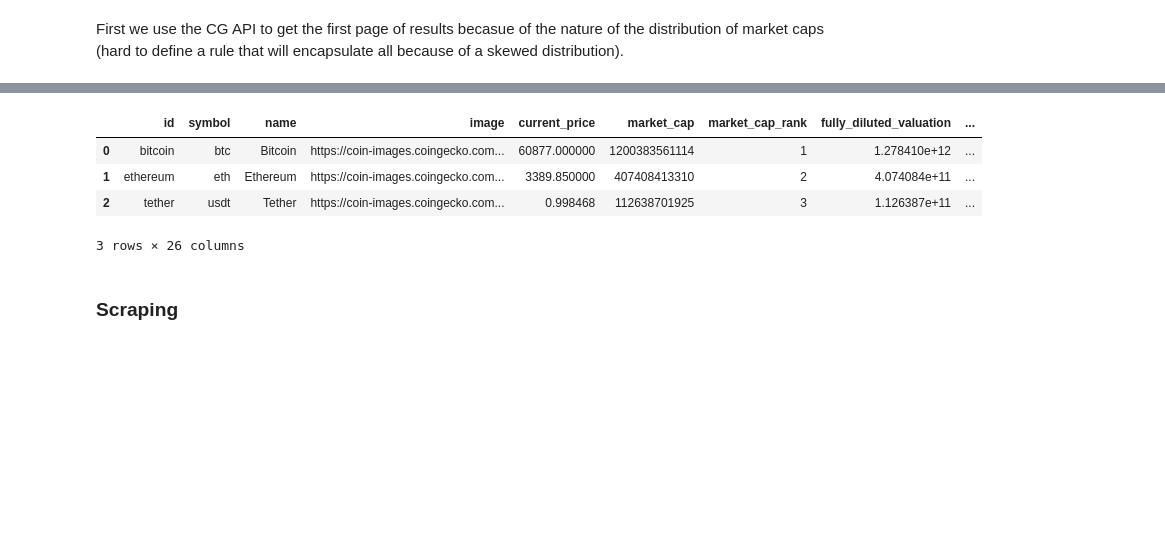
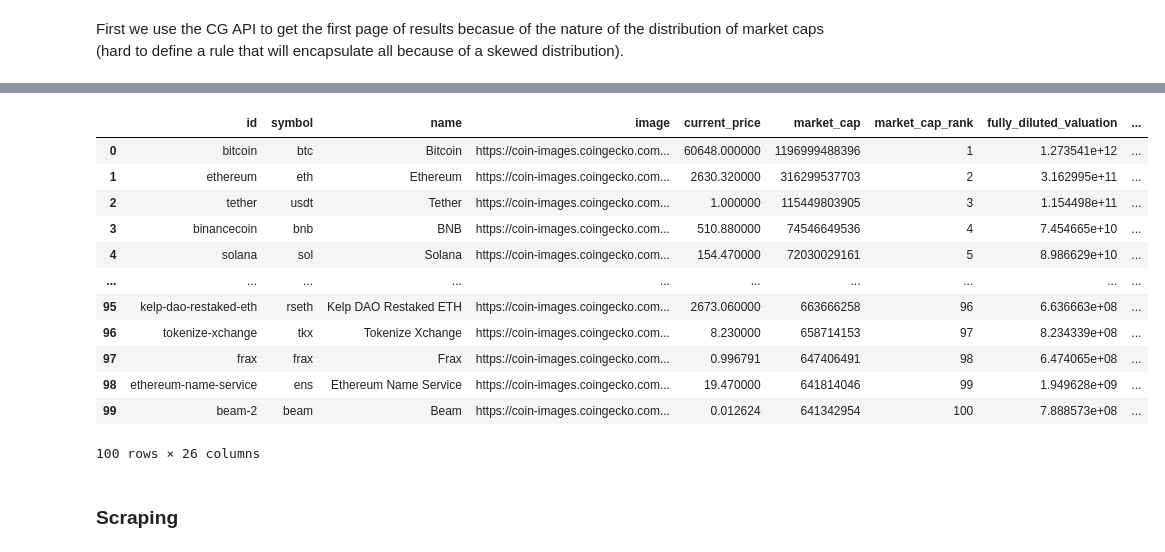
Before and after one commit to Haydn-Martin/crypto-virality-e2e-model, a Jupyter notebook: data/data_gen/research/data_gen_experiment.ipynb, the cells around one changed output, grey strips where cells are left out. Cells and saved outputs as stored; diff of their text form; code cells hidden in the pictures; blank space fills up the shorter version.

```diff
--- a/data/raw_data_gen/data_gen.ipynb
+++ b/data/data_gen/research/data_gen_experiment.ipynb
@@ -43,13 +43,21 @@ cg.get_coins_markets(vs_currency="usd")
 # Make a dataframe with all available coins
 api_df = pd.DataFrame(cg.get_coins_markets(vs_currency="usd"))
 # %%
-api_df.head(3)
+api_df
 # %% [output]
 |  | id | symbol | name | image | current_price | market_cap | market_cap_rank | fully_diluted_valuation | ... |
-| 0 | bitcoin | btc | Bitcoin | https://coin-images.coingecko.com... | 60877.000000 | 1200383561114 | 1 | 1.278410e+12 | ... |
-| 1 | ethereum | eth | Ethereum | https://coin-images.coingecko.com... | 3389.850000 | 407408413310 | 2 | 4.074084e+11 | ... |
-| 2 | tether | usdt | Tether | https://coin-images.coingecko.com... | 0.998468 | 112638701925 | 3 | 1.126387e+11 | ... |
+| 0 | bitcoin | btc | Bitcoin | https://coin-images.coingecko.com... | 60648.000000 | 1196999488396 | 1 | 1.273541e+12 | ... |
+| 1 | ethereum | eth | Ethereum | https://coin-images.coingecko.com... | 2630.320000 | 316299537703 | 2 | 3.162995e+11 | ... |
+| 2 | tether | usdt | Tether | https://coin-images.coingecko.com... | 1.000000 | 115449803905 | 3 | 1.154498e+11 | ... |
+| 3 | binancecoin | bnb | BNB | https://coin-images.coingecko.com... | 510.880000 | 74546649536 | 4 | 7.454665e+10 | ... |
+| 4 | solana | sol | Solana | https://coin-images.coingecko.com... | 154.470000 | 72030029161 | 5 | 8.986629e+10 | ... |
+| ... | ... | ... | ... | ... | ... | ... | ... | ... | ... |
+| 95 | kelp-dao-restaked-eth | rseth | Kelp DAO Restaked ETH | https://coin-images.coingecko.com... | 2673.060000 | 663666258 | 96 | 6.636663e+08 | ... |
+| 96 | tokenize-xchange | tkx | Tokenize Xchange | https://coin-images.coingecko.com... | 8.230000 | 658714153 | 97 | 8.234339e+08 | ... |
+| 97 | frax | frax | Frax | https://coin-images.coingecko.com... | 0.996791 | 647406491 | 98 | 6.474065e+08 | ... |
+| 98 | ethereum-name-service | ens | Ethereum Name Service | https://coin-images.coingecko.com... | 19.470000 | 641814046 | 99 | 1.949628e+09 | ... |
+| 99 | beam-2 | beam | Beam | https://coin-images.coingecko.com... | 0.012624 | 641342954 | 100 | 7.888573e+08 | ... |
-3 rows × 26 columns
+100 rows × 26 columns
 # %% [markdown]
 ### Scraping
 # %% [markdown]
```
Also changed, not shown: parts of 9 cells of this notebook, 9 other files.
